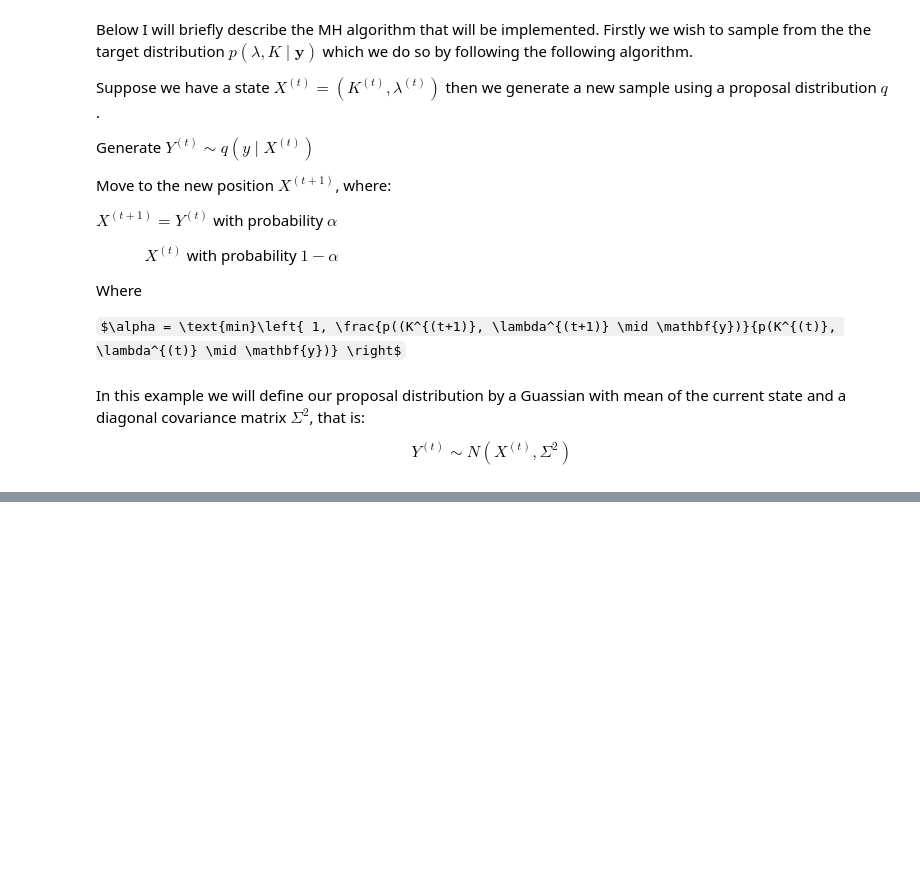
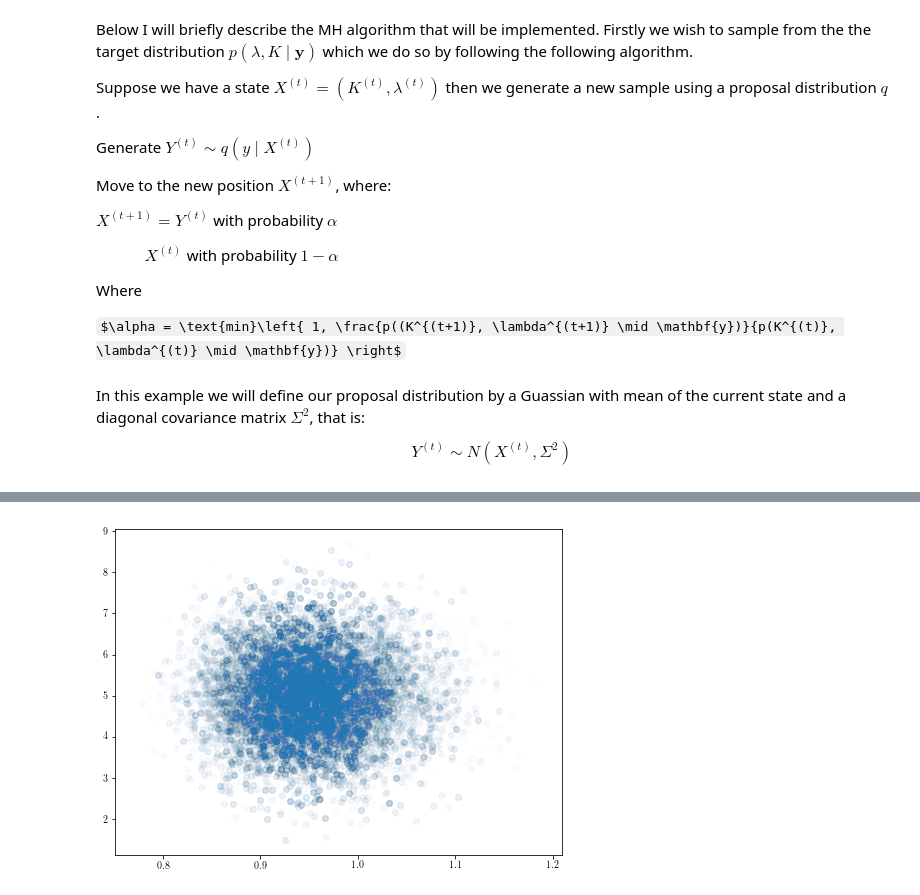
Before and after one commit to thomasarmstrong98/ODE_statistical_inference, a Jupyter notebook: logistic_two_param_mcmc.ipynb, the cells around one changed output, grey strips where cells are left out. Cells and saved outputs as stored; diff of their text form; code cells hidden in the pictures; some formulas as TeX source; blank space fills up the shorter version.

```diff
--- a/logistic_two_param_mcmc.ipynb
+++ b/logistic_two_param_mcmc.ipynb
@@ -213,0 +216,5 @@ true_K
+# %%
+plt.scatter(hist["lambda"], hist["k"], alpha = 0.01)
+plt.show()
+# %% [output]
+[figure, added]
```
Also changed, not shown: parts of 11 cells of this notebook.
